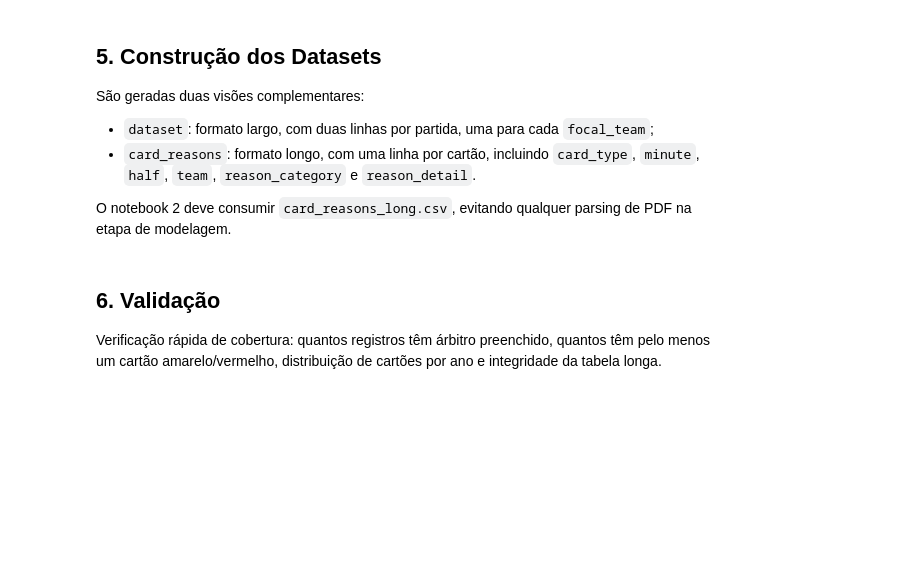
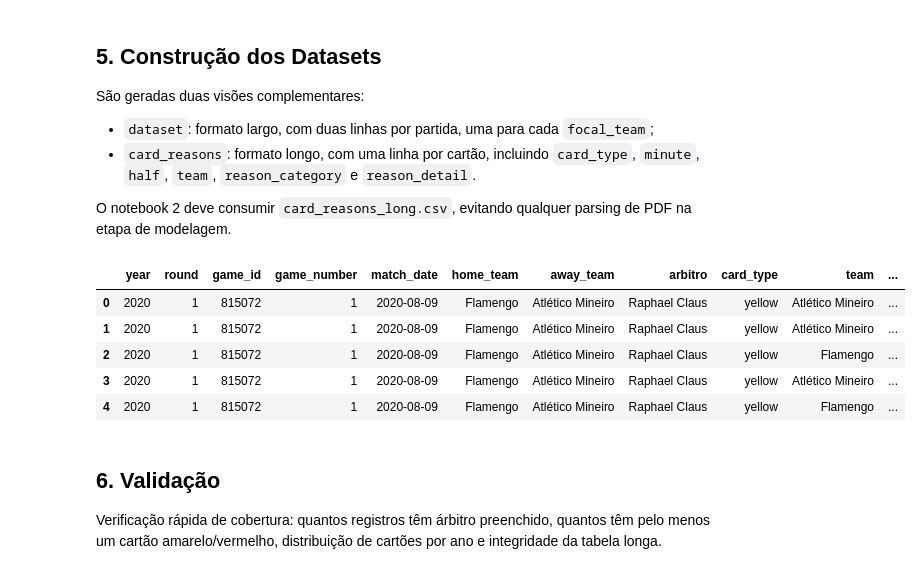
Before and after one commit to gcarbs1/cbf-match-report-analysis, a Jupyter notebook: notebooks/1-data_clean.ipynb, the cells around one changed output. Drawn from its saved outputs; the diff is of its cells as text; code cells hidden in the pictures; blank space fills up the shorter version.

```diff
--- a/notebooks/1-data_clean.ipynb
+++ b/notebooks/1-data_clean.ipynb
@@ -99,11 +111,7 @@ def parse_arbitro(text: str) -> str | None:
 
 
 def parse_match_date(match_date_raw: str) -> str:
-    try:
-        d, mo, y = str(match_date_raw).strip().split("/")
-        return f"{y}-{mo}-{d}"
-    except Exception:
-        return match_date_raw
+    return pd.to_datetime(str(match_date_raw).strip(), format="%d/%m/%Y").strftime("%Y-%m-%d")
 # %% [markdown]
 ### 4.3 Parsing de Cartões
 
@@ -261,68 +269,61 @@ def process_match(row: pd.Series, text: str) -> tuple[list[dict], list[dict]]:
 # %%
 all_records = []
 all_card_records = []
-failed = []
 
-for position, (_, row) in enumerate(index.iterrows(), start=1):
+for _, row in index.iterrows():
     text = extract_pdf_text(row["file_path"])
-    if not text:
-        failed.append(row["file_path"])
-        continue
     team_records, card_records = process_match(row, text)
     all_records.extend(team_records)
     all_card_records.extend(card_records)
-    if position % 200 == 0:
-        print(f"Progresso: {position}/{len(index)}")
-
-print(f"\nProcessadas: {len(index) - len(failed)} súmulas")
-print(f"Falhas na leitura: {len(failed)}")
-print(f"Registros team-game gerados: {len(all_records)}")
-print(f"Registros de cartões gerados: {len(all_card_records)}")
 # %%
-dataset = pd.DataFrame(all_records)
-card_reasons = pd.DataFrame(all_card_records)
-
-yellow_cols = sorted(
-    [c for c in dataset.columns if c.startswith("yellow_reason_")],
-    key=lambda c: int(c.split("_")[-1]),
-)
-red_cols = sorted(
-    [c for c in dataset.columns if c.startswith("red_reason_")],
-    key=lambda c: int(c.split("_")[-1]),
-)
-
-ordered_cols = ["year", "match_date", "home_team", "away_team", "focal_team", "arbitro"] + yellow_cols + red_cols
-dataset = dataset[ordered_cols]
-
+team_game_base_cols = ["year", "match_date", "home_team", "away_team", "focal_team", "arbitro"]
 card_reason_cols = [
     "year",
     "round",
     "game_id",
     "game_number",
     "match_date",
     "home_team",
     "away_team",
     "arbitro",
     "card_type",
     "team",
     "minute",
     "half",
     "reason",
     "reason_key",
     "reason_category",
     "reason_category_key",
     "reason_detail",
     "reason_detail_key",
 ]
-card_reasons = card_reasons[card_reason_cols].sort_values(
+
+dataset = pd.DataFrame(all_records)
+card_reasons = pd.DataFrame(all_card_records)
+
+yellow_cols = sorted(
+    [c for c in dataset.columns if c.startswith("yellow_reason_")],
+    key=lambda c: int(c.split("_")[-1]),
+)
+red_cols = sorted(
+    [c for c in dataset.columns if c.startswith("red_reason_")],
+    key=lambda c: int(c.split("_")[-1]),
+)
+
+ordered_cols = team_game_base_cols + yellow_cols + red_cols
+dataset = dataset.reindex(columns=ordered_cols)
+card_reasons = card_reasons.reindex(columns=card_reason_cols).sort_values(
     ["year", "round", "game_number", "card_type", "half", "minute"]
 ).reset_index(drop=True)
 
-print(f"Shape sumulas_clean: {dataset.shape}")
-print(f"Shape card_reasons_long: {card_reasons.shape}")
-print(f"Colunas de amarelo: {len(yellow_cols)} ({yellow_cols[0]} … {yellow_cols[-1]})")
-print(f"Colunas de vermelho: {len(red_cols)} ({red_cols[0]} … {red_cols[-1]})")
 card_reasons.head()
+# %% [output]
+|  | year | round | game_id | game_number | match_date | home_team | away_team | arbitro | card_type | team | ... |
+| 0 | 2020 | 1 | 815072 | 1 | 2020-08-09 | Flamengo | Atlético Mineiro | Raphael Claus | yellow | Atlético Mineiro | ... |
+| 1 | 2020 | 1 | 815072 | 1 | 2020-08-09 | Flamengo | Atlético Mineiro | Raphael Claus | yellow | Atlético Mineiro | ... |
+| 2 | 2020 | 1 | 815072 | 1 | 2020-08-09 | Flamengo | Atlético Mineiro | Raphael Claus | yellow | Flamengo | ... |
+| 3 | 2020 | 1 | 815072 | 1 | 2020-08-09 | Flamengo | Atlético Mineiro | Raphael Claus | yellow | Atlético Mineiro | ... |
+| 4 | 2020 | 1 | 815072 | 1 | 2020-08-09 | Flamengo | Atlético Mineiro | Raphael Claus | yellow | Flamengo | ... |
 # %% [markdown]
 ## **6. Validação**
 
```
Also changed, not shown: parts of 5 cells of this notebook, 3 other files.
